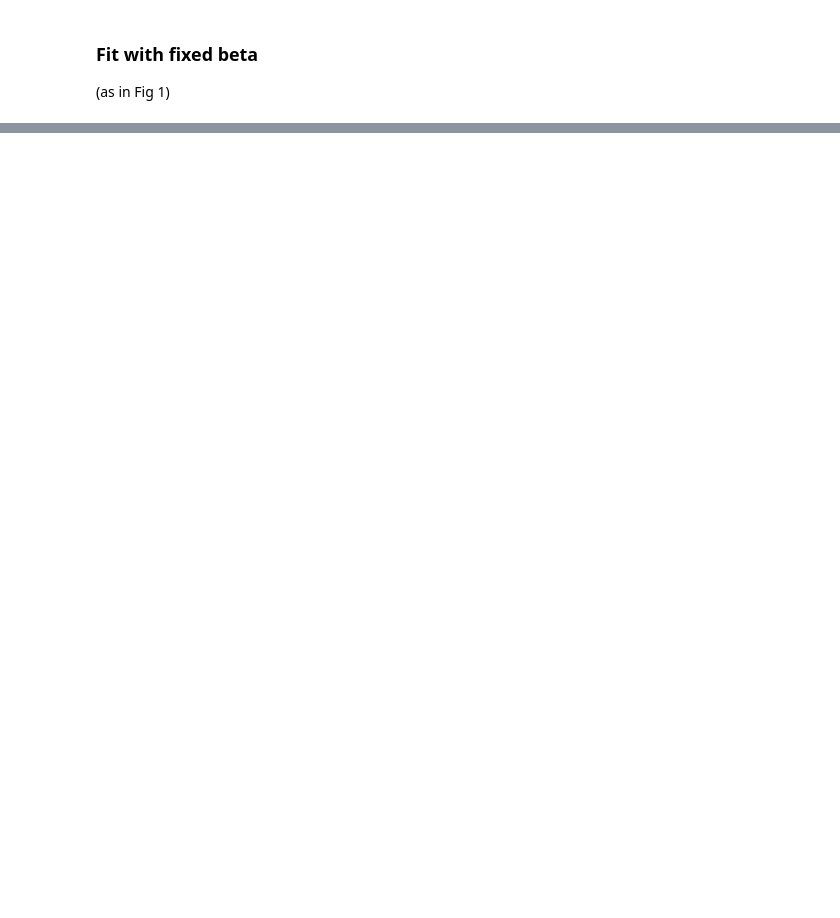
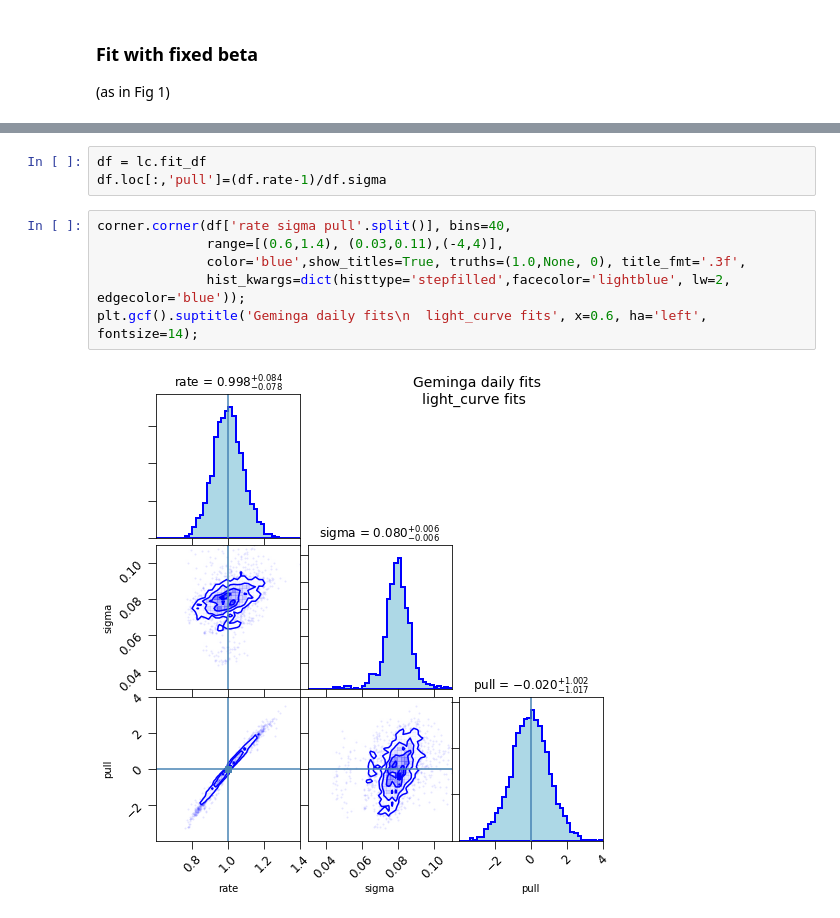
Before and after one commit to tburnett/lat-timing, a Jupyter notebook: notebooks/likelihood demo-Geminga.ipynb, the cells around one changed output, grey strips where cells are left out. Saved outputs shown, nothing was run; the diff lists cells and outputs as text; blank space fills up the shorter version.

```diff
--- a/notebooks/likelihood demo-Geminga.ipynb
+++ b/notebooks/likelihood demo-Geminga.ipynb
@@ -64,0 +64,11 @@ lc.rate_plot(title=' ')
+# %%
+df = lc.fit_df
+df.loc[:,'pull']=(df.rate-1)/df.sigma
+# %%
+corner.corner(df['rate sigma pull'.split()], bins=40,
+              range=[(0.6,1.4), (0.03,0.11),(-4,4)],
+              color='blue',show_titles=True, truths=(1.0,None, 0), title_fmt='.3f',
+              hist_kwargs=dict(histtype='stepfilled',facecolor='lightblue', lw=2, edgecolor='blue'));
+plt.gcf().suptitle('Geminga daily fits\n  light_curve fits', x=0.6, ha='left', fontsize=14);
+# %% [output]
+[figure, added]
```
Also changed, not shown: parts of 7 cells of this notebook, 2 other files.
